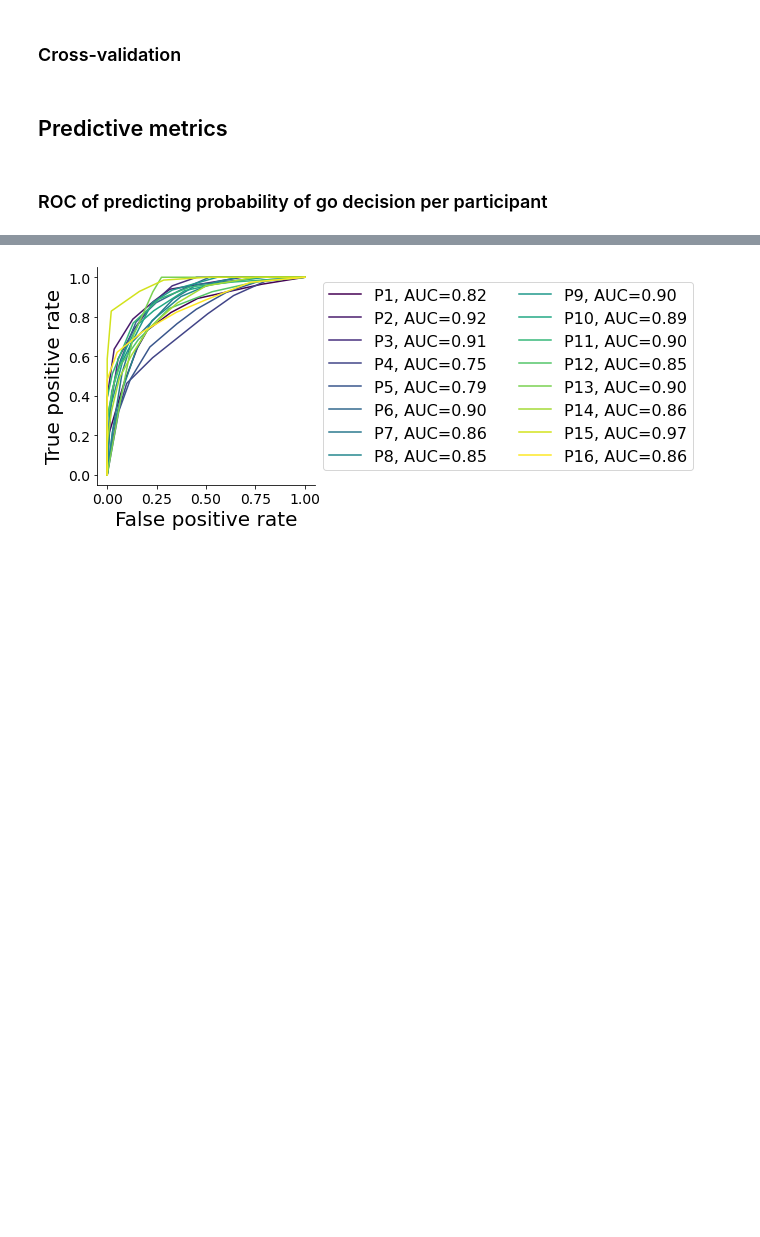
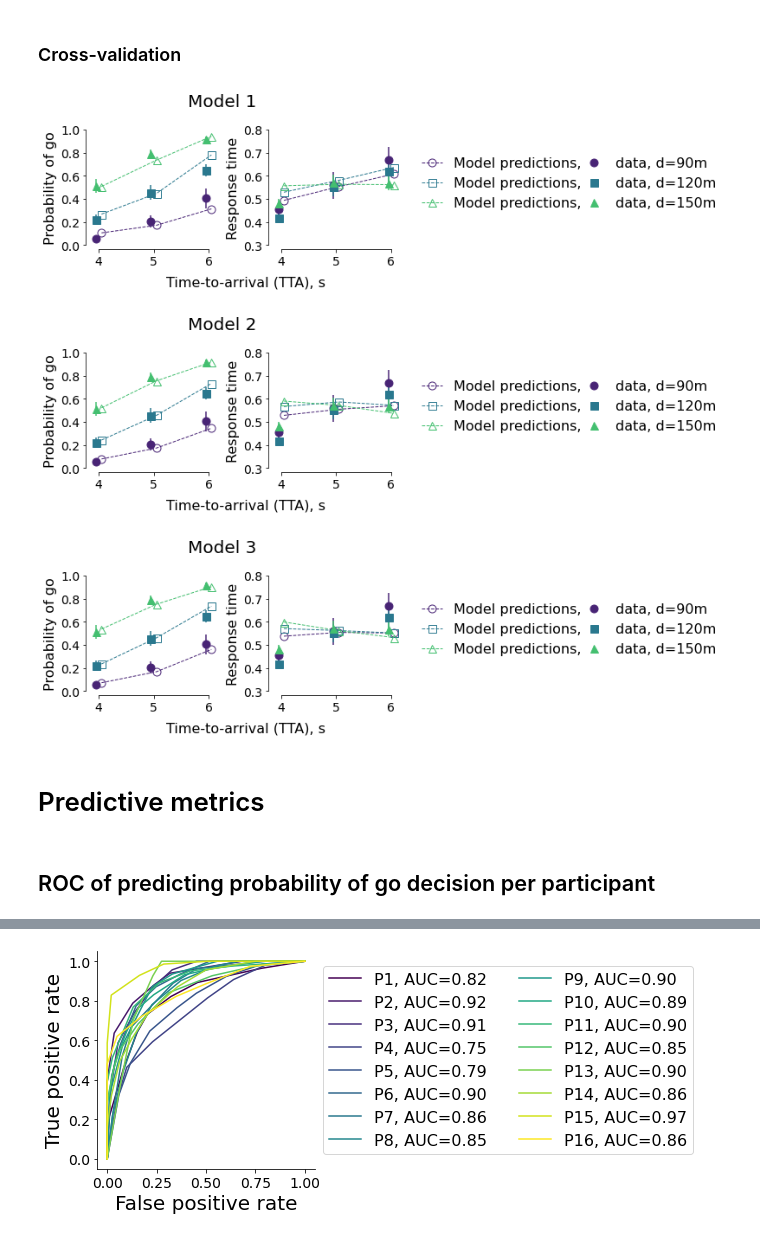
Before and after one commit to cherepaha/evidence_accumulation_in_gap_acceptance, a Jupyter notebook: data_and_model_analysis/06_supplementary_figures.ipynb, the cells around one changed output, grey strips where cells are left out. Cells and saved outputs as stored; diff of their text form; code cells hidden in the pictures; blank space fills up the shorter version.

```diff
--- a/data_and_model_analysis/06_supplementary_figures.ipynb
+++ b/data_and_model_analysis/06_supplementary_figures.ipynb
@@ -229,8 +229,19 @@ plt.savefig("../output/fig_SI_models_RT_dist.png", bbox_inches="tight")
 [figure]
 # %% [markdown]
 ### Cross-validation
+# %%
+for model_no in [1, 2, 3]:
+    model_measures_cv = pd.read_csv(all_models_simulation_results_path % (model_no, "cross_validation_8"))
+    fig = helper.plot_cross_validation(exp_measures, model_measures_cv)
+    fig.suptitle("Model %i" % (model_no), fontsize=20)
+    plt.tight_layout()
+plt.savefig("../output/fig_SI_model_cross_validation.png", bbox_inches="tight")
+# %% [output]
+[figure, added]
+[figure, added]
+[figure, added]
 # %% [markdown]
-## Predictive metrics
+# Predictive metrics
 # %%
 def get_RT_means_with_cutoff(data, groupby_cols, n_cutoff=2):
     mean = data.groupby(groupby_cols)["RT"].mean()
@@ -266,7 +277,7 @@ rt_by_condition = get_RT_means_with_cutoff(exp_measures[exp_measures.is_go_decis
 data_means = pd.DataFrame([p_go_by_condition, rt_by_condition]).T
 data_means_cv = data_means.groupby(["tta_condition", "d_condition"]).mean()
 # %% [markdown]
-### ROC of predicting probability of go decision per participant
+## ROC of predicting probability of go decision per participant
 # %%
 def get_positive_rates(df, threshold):
     df["model_is_go_decision"] = df["p_go_model"]>threshold
```
Also changed, not shown: parts of 15 cells of this notebook, 3 other files.
